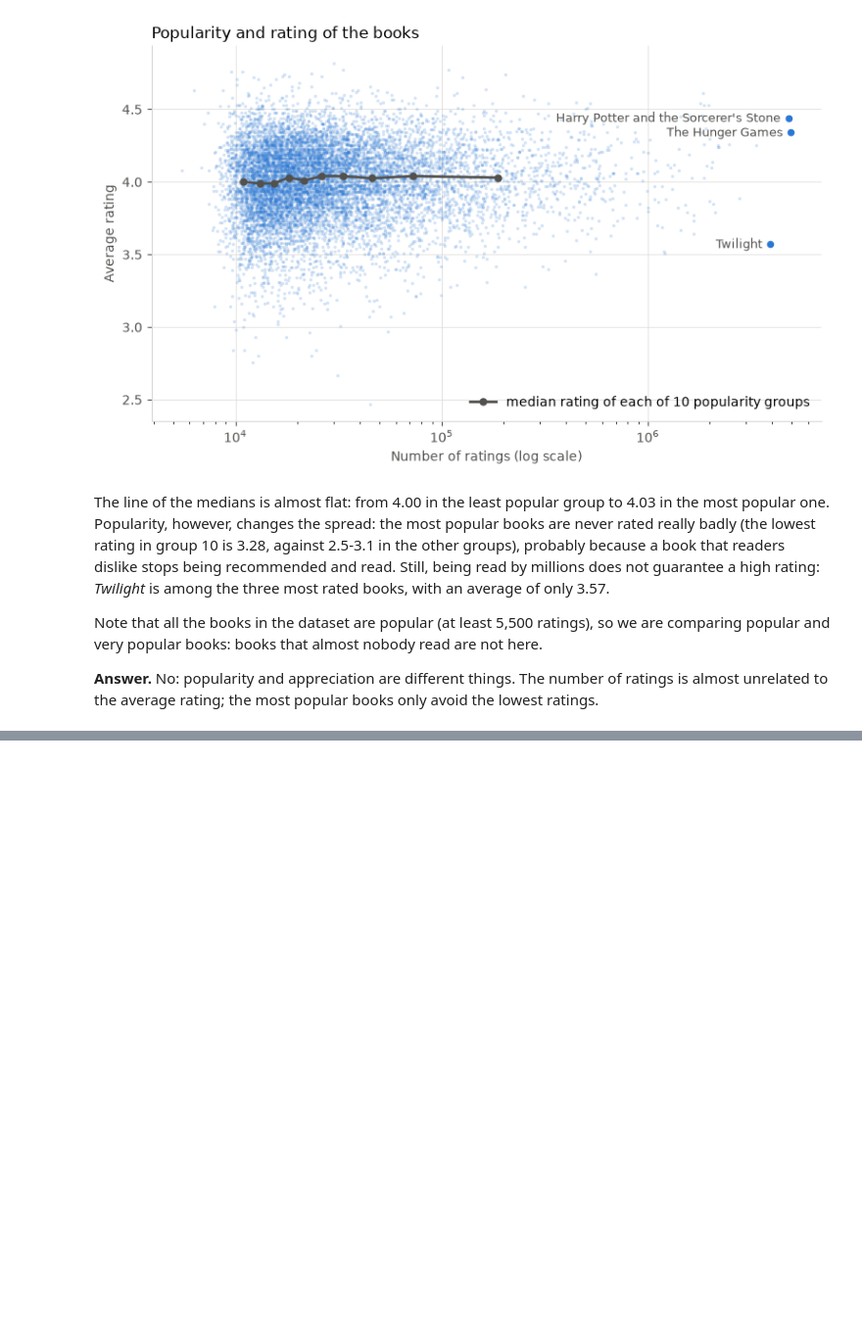
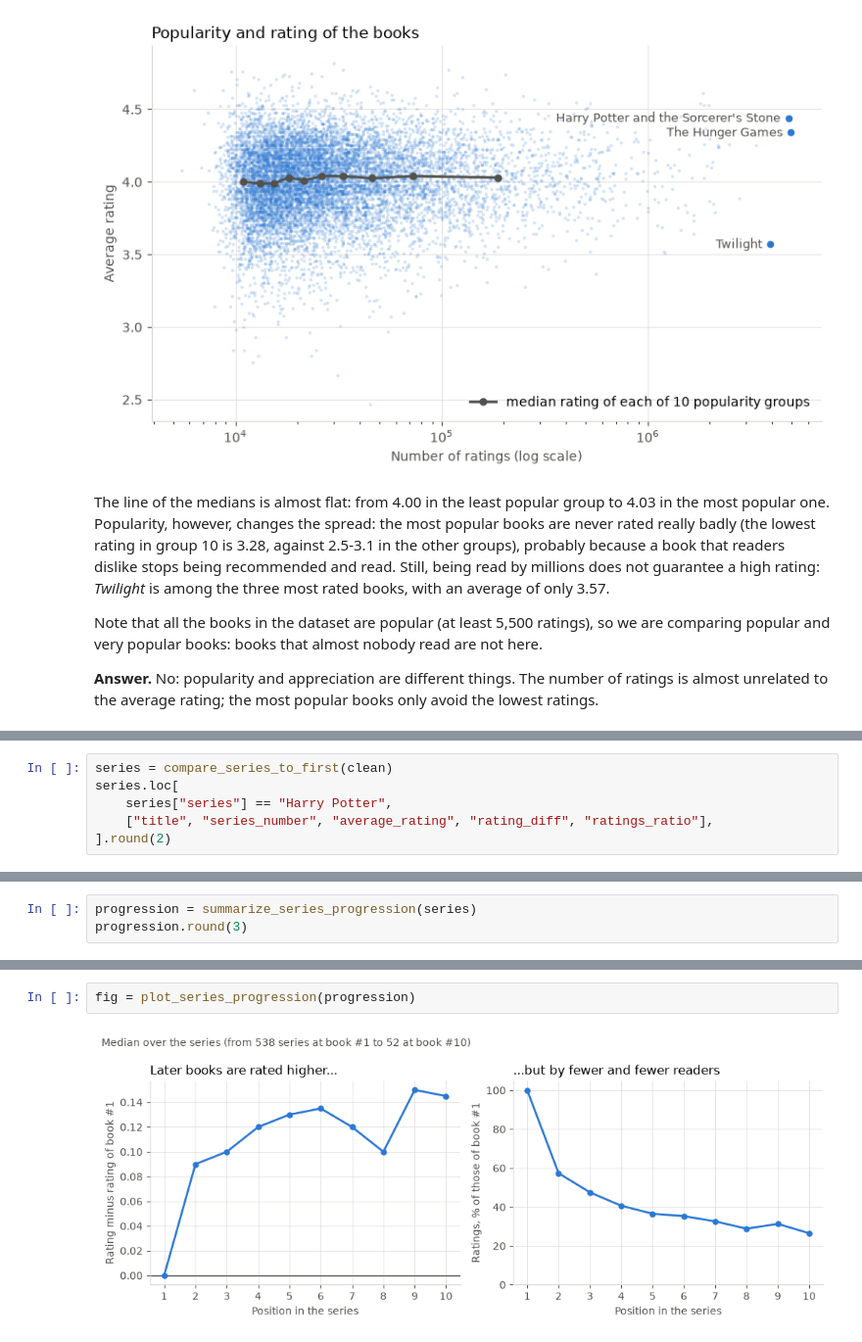
Before and after one commit to mbeyzademirkubuz/book-ratings-insights, a Jupyter notebook: notebooks/walkthrough.ipynb, the cells around one changed output, grey strips where cells are left out. Shown at 98% size. Cells and saved outputs as stored; diff of their text form; blank space fills up the shorter version.

Commit message:
Add series progression analysis

```diff
--- a/notebooks/walkthrough.ipynb
+++ b/notebooks/walkthrough.ipynb
@@ -481,0 +504,6 @@ the lowest ratings.
+# %%
+series = compare_series_to_first(clean)
+series.loc[
+    series["series"] == "Harry Potter",
+    ["title", "series_number", "average_rating", "rating_diff", "ratings_ratio"],
+].round(2)
@@ -481,0 +522,3 @@ the lowest ratings.
+# %%
+progression = summarize_series_progression(series)
+progression.round(3)
@@ -481,0 +538,4 @@ the lowest ratings.
+# %%
+fig = plot_series_progression(progression)
+# %% [output]
+[figure, added]
```
Also changed, not shown: parts of 12 cells of this notebook, 2 other files.
